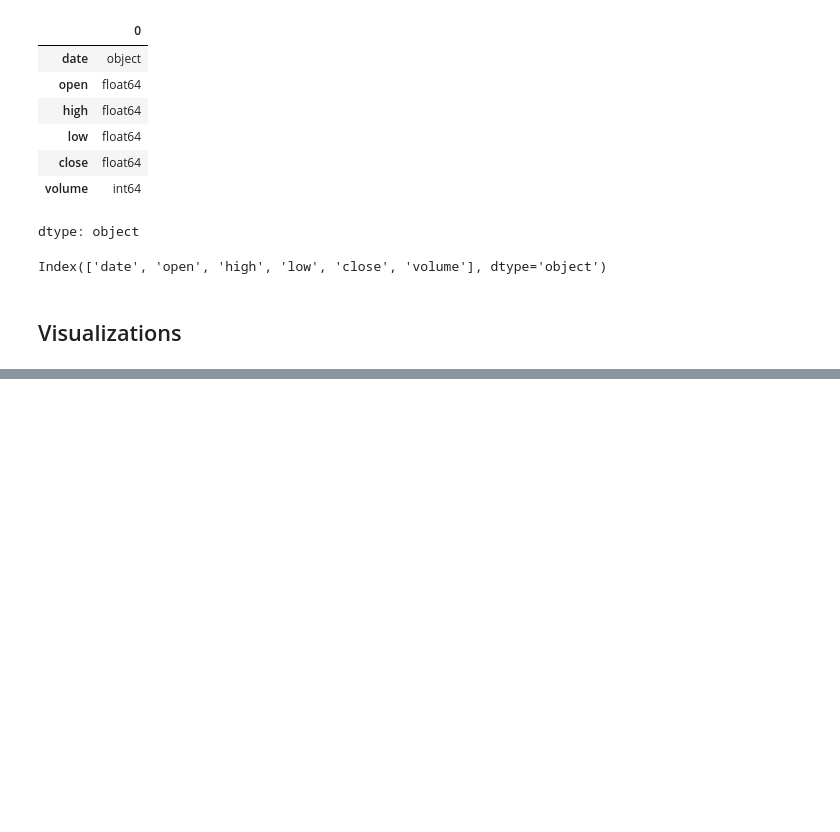
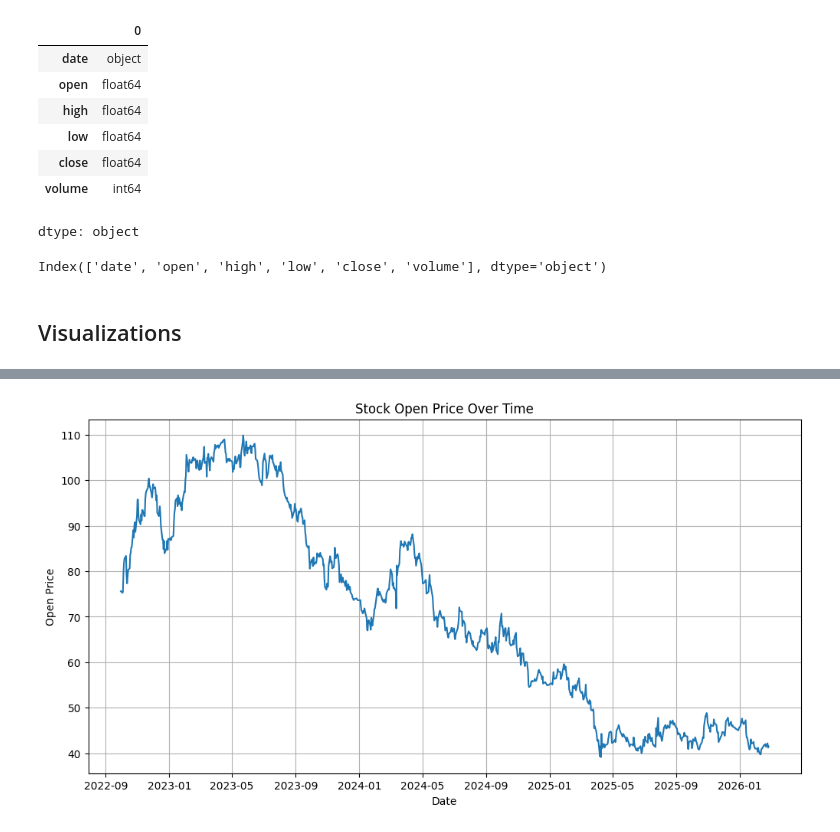
Before and after one commit to kxrrym03/Porsche-Stock-Data, a Jupyter notebook: Porsche_Stock_Analysis.ipynb, the cells around one changed output, grey strips where cells are left out. Cells and saved outputs as stored; diff of their text form; code cells hidden in the pictures; blank space fills up the shorter version.

```diff
--- a/Porsche_Stock_Analysis.ipynb
+++ b/Porsche_Stock_Analysis.ipynb
@@ -98,0 +121,10 @@ Index(['date', 'open', 'high', 'low', 'close', 'volume'], dtype='object')
+# %%
+plt.figure(figsize=(12, 6))
+sns.lineplot(x='date', y='open', data=df)
+plt.title('Stock Open Price Over Time')
+plt.xlabel('Date')
+plt.ylabel('Open Price')
+plt.grid(True)
+plt.show()
+# %% [output]
+[figure, added]
```
Also changed, not shown: parts of 17 cells of this notebook.
